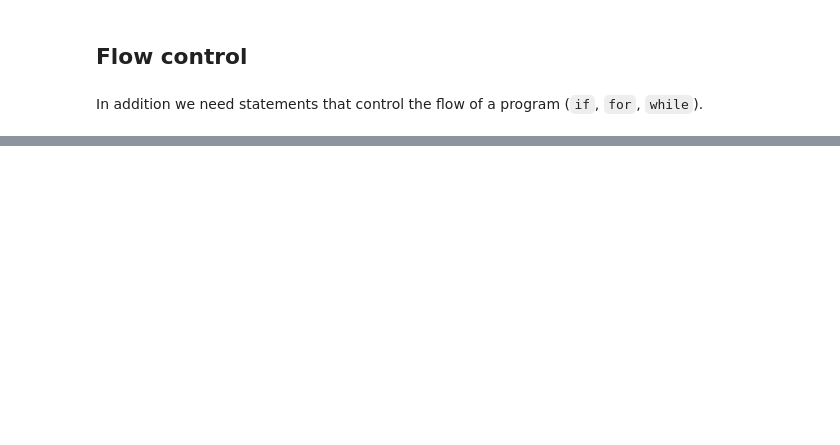
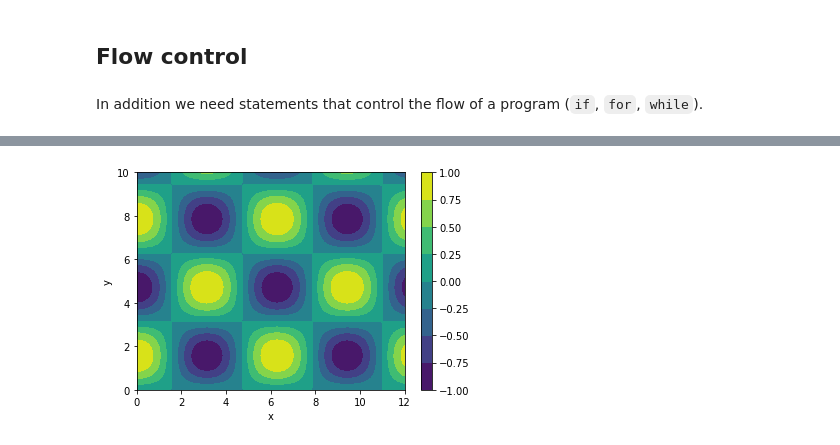
Before and after one commit to matthiaskoenig/python-introduction, a Jupyter notebook: notebooks/01_python_introduction.ipynb, the cells around one changed output, grey strips where cells are left out. Saved outputs shown, nothing was run; the diff lists cells and outputs as text; code cells hidden in the pictures; blank space fills up the shorter version.

```diff
--- a/notebooks/01_python_introduction.ipynb
+++ b/notebooks/01_python_introduction.ipynb
@@ -456,11 +524,14 @@ plt.show()
 # %%
 # a more complicated plot
-x = np.arange(0,12,0.1)
-y = np.arange(0,10,0.1)
+x = np.linspace(0, 12, num=121)
+y = np.linspace(0, 10, 101)
 xx, yy = np.meshgrid(x,y)
 z = np.sin(yy)*np.cos(xx)
+
 cp = plt.contourf(xx,yy,z)
 plt.xlabel('x')
 plt.ylabel('y')
 plt.colorbar(cp)
 plt.show()
+# %% [output]
+[figure, added]
```
Also changed, not shown: parts of 17 cells of this notebook, 2 other files.
